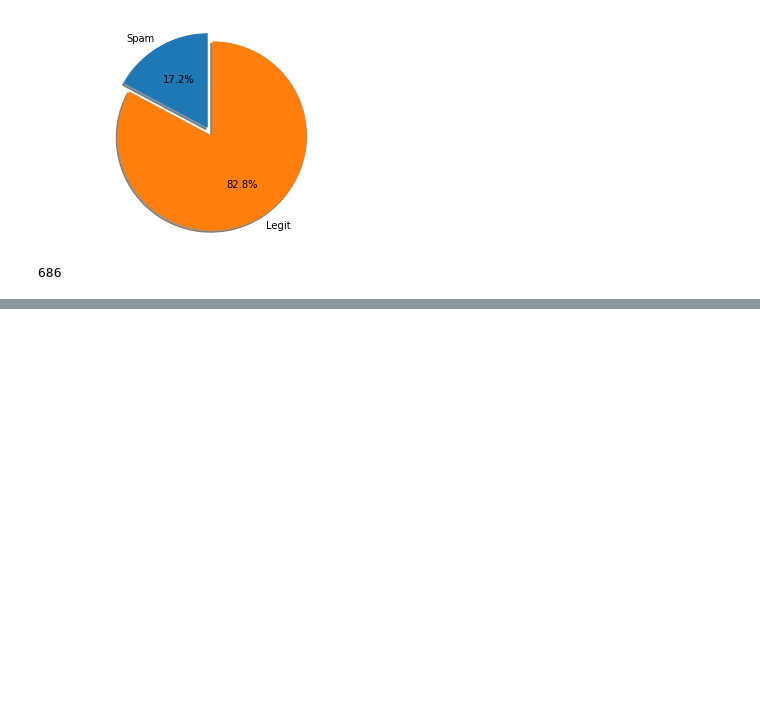
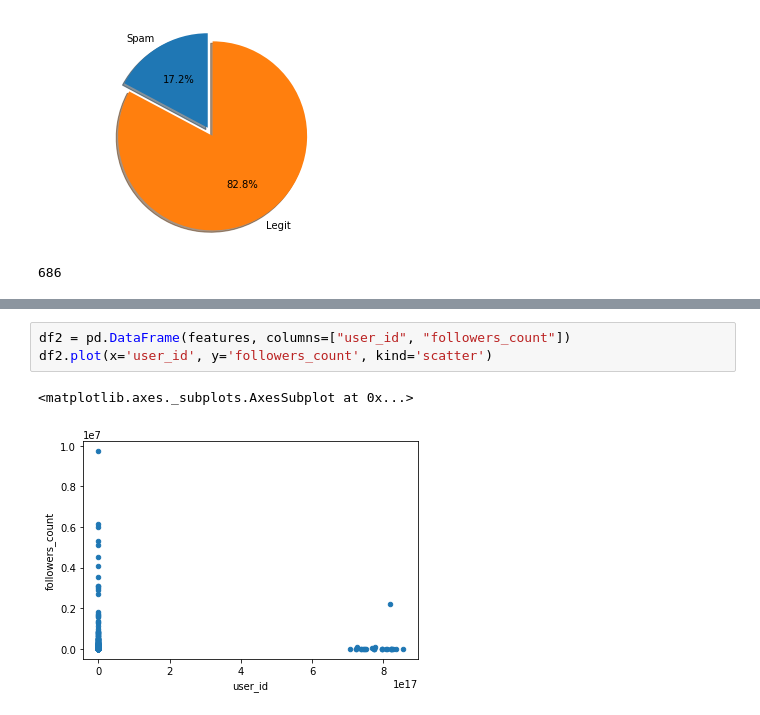
Before and after one commit to LOEWB/twitter_spam_analysis, a Jupyter notebook: twitter_spam_analysis.ipynb, the cells around one changed output, grey strips where cells are left out. Saved outputs shown, nothing was run; the diff lists cells and outputs as text; blank space fills up the shorter version.

```diff
--- a/twitter_spam_analysis.ipynb
+++ b/twitter_spam_analysis.ipynb
@@ -38,0 +49,6 @@ plt.show()
+# %%
+df2 = pd.DataFrame(features, columns=["user_id", "followers_count"])
+df2.plot(x='user_id', y='followers_count', kind='scatter')
+# %% [output]
+<matplotlib.axes._subplots.AxesSubplot at 0x...>
+[figure, added]
```
Also changed, not shown: parts of 4 cells of this notebook.
